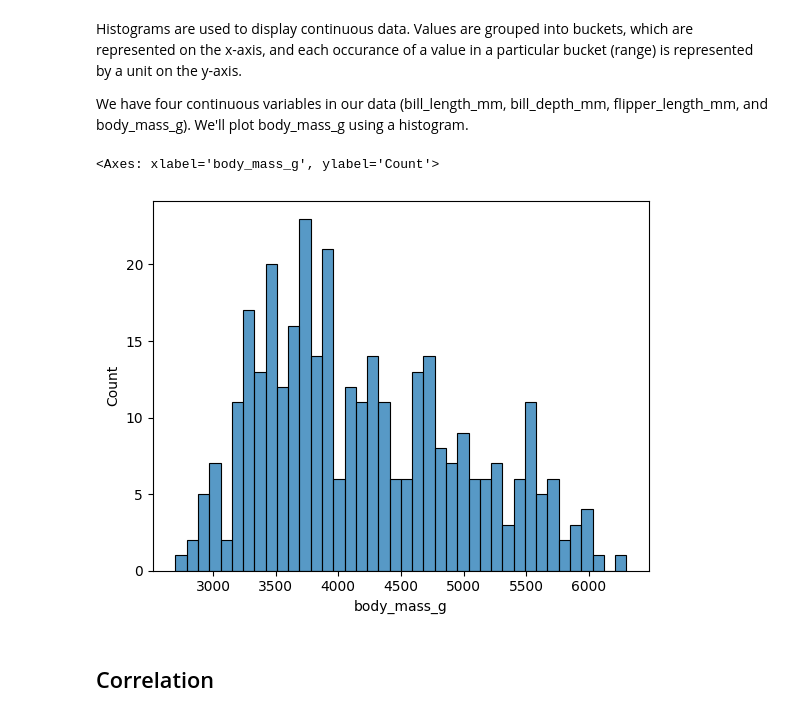
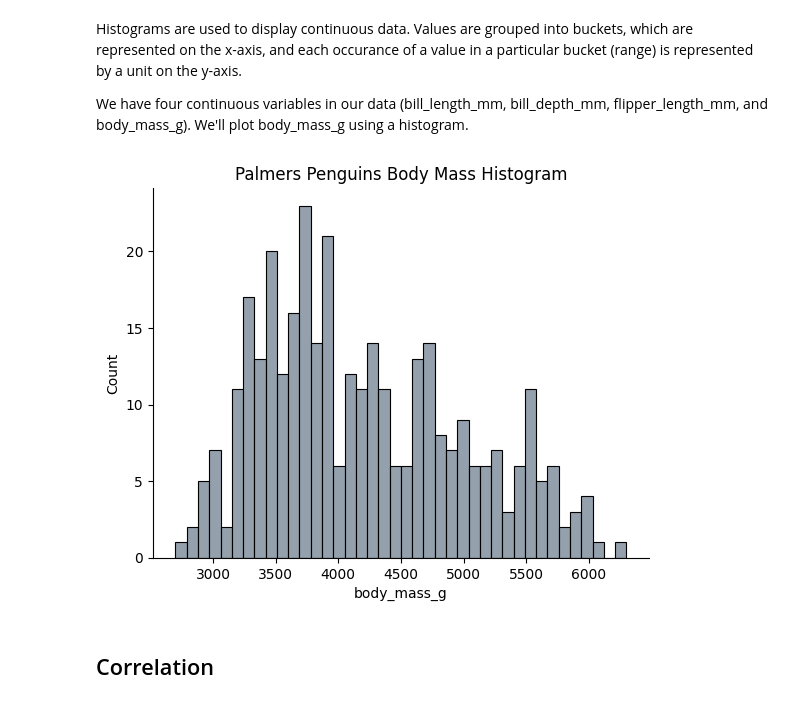
Before and after one commit to ciaranmurphy10/principles-of-da-assessment, a Jupyter notebook: penguins.ipynb, the cells around one changed output. Saved outputs shown, nothing was run; the diff lists cells and outputs as text; code cells hidden in the pictures.

Commit message:
Updated histogram code.

```diff
--- a/penguins.ipynb
+++ b/penguins.ipynb
@@ -401,10 +402,20 @@ We have four continuous variables in our data (bill_length_mm, bill_depth_mm, fl
 # %%
 # Create a histogram of the body_mass_g variable using the histplot function from the seaborn library.
 # Divide it into 40 bins.
-sns.histplot(penguins['body_mass_g'], bins=40)
+sns.histplot(data = penguins['body_mass_g'].dropna(), # Plot the body_mass_g variable, dropping missing values.
+             bins = 40, # Use 40 bins.
+             color = "slategray" # Pick the bin colour.
+             )
+
+# Add a plot title.
+plt.title('Palmers Penguins Body Mass Histogram')
+
+# Remove the top and right spines.
+ax = plt.gca() # Access the current axes.
+ax.spines['top'].set_visible(False)
+ax.spines['right'].set_visible(False)
 # %% [output]
-<Axes: xlabel='body_mass_g', ylabel='Count'>
-[figure, old version]
+[figure, new version]
 # %% [markdown]
 ## Correlation
 # %% [markdown]
```
Also changed, not shown: parts of 1 cell of this notebook.
